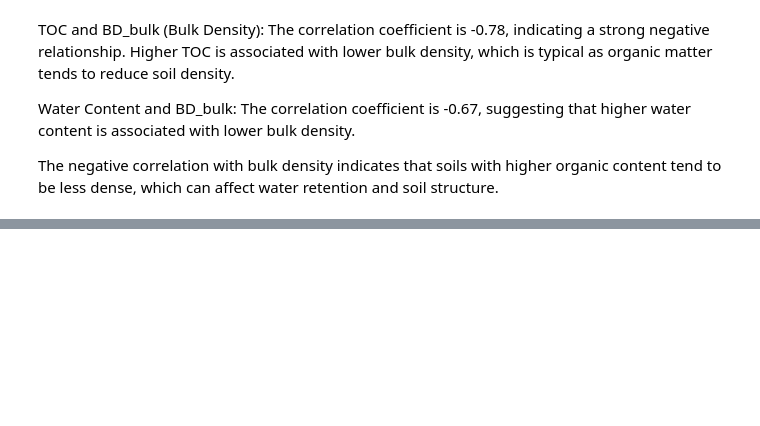
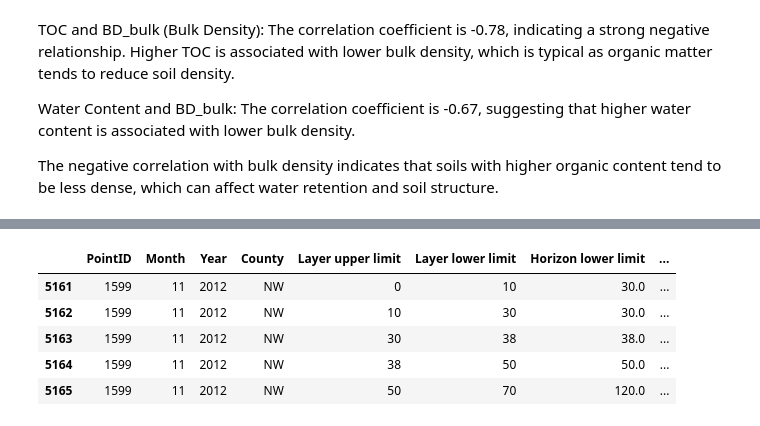
Before and after one commit to ostadsgo/cbm, a Jupyter notebook: DA-Carbon.ipynb, the cells around one changed output, grey strips where cells are left out. Drawn from its saved outputs; the diff is of its cells as text; code cells hidden in the pictures; blank space fills up the shorter version.

```diff
--- a/DA-Carbon.ipynb
+++ b/DA-Carbon.ipynb
@@ -188,3 +188,8 @@ correlation = df_county['Water content'].corr(df_county['TOC'])
 print(f'Correlation between TOC and Water Content: {correlation:.2f}')
 # %% [output]
 Correlation between TOC and Water Content: 0.90
+# %%
+# correlation by county
+df = df.dropna()
+correlation = df['Water content'].corr(df['TOC'])
+print(f'Correlation between TOC and Water Content: {correlation:.2f}')
@@ -190,0 +198,5 @@ Correlation between TOC and Water Content: 0.90
+# %%
+# correlation by county
+df = df.dropna()
+correlation = df['TN'].corr(df['TOC'])
+print(f'Correlation between TOC and Nitrogen: {correlation:.2f}')
@@ -238,0 +325,10 @@ The negative correlation with bulk density indicates that soils with higher orga
+# %%
+df = df.dropna()
+df.head()
+# %% [output]
+|  | PointID | Month | Year | County | Layer upper limit | Layer lower limit | Horizon lower limit | ... |
+| 5161 | 1599 | 11 | 2012 | NW | 0 | 10 | 30.0 | ... |
+| 5162 | 1599 | 11 | 2012 | NW | 10 | 30 | 30.0 | ... |
+| 5163 | 1599 | 11 | 2012 | NW | 30 | 38 | 38.0 | ... |
+| 5164 | 1599 | 11 | 2012 | NW | 38 | 50 | 50.0 | ... |
+| 5165 | 1599 | 11 | 2012 | NW | 50 | 70 | 120.0 | ... |
```
Also changed, not shown: parts of 9 cells of this notebook, 5 other files.
